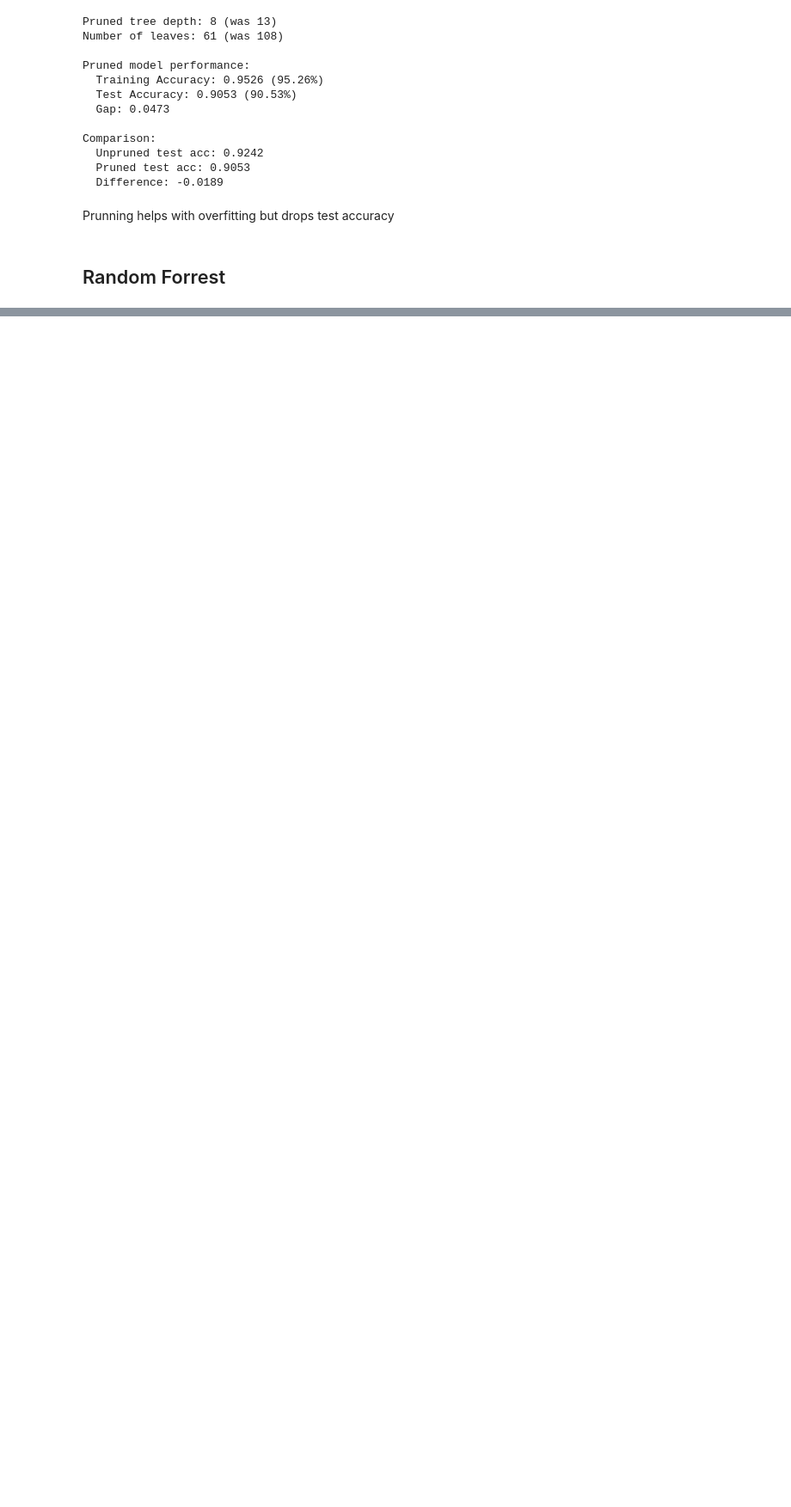
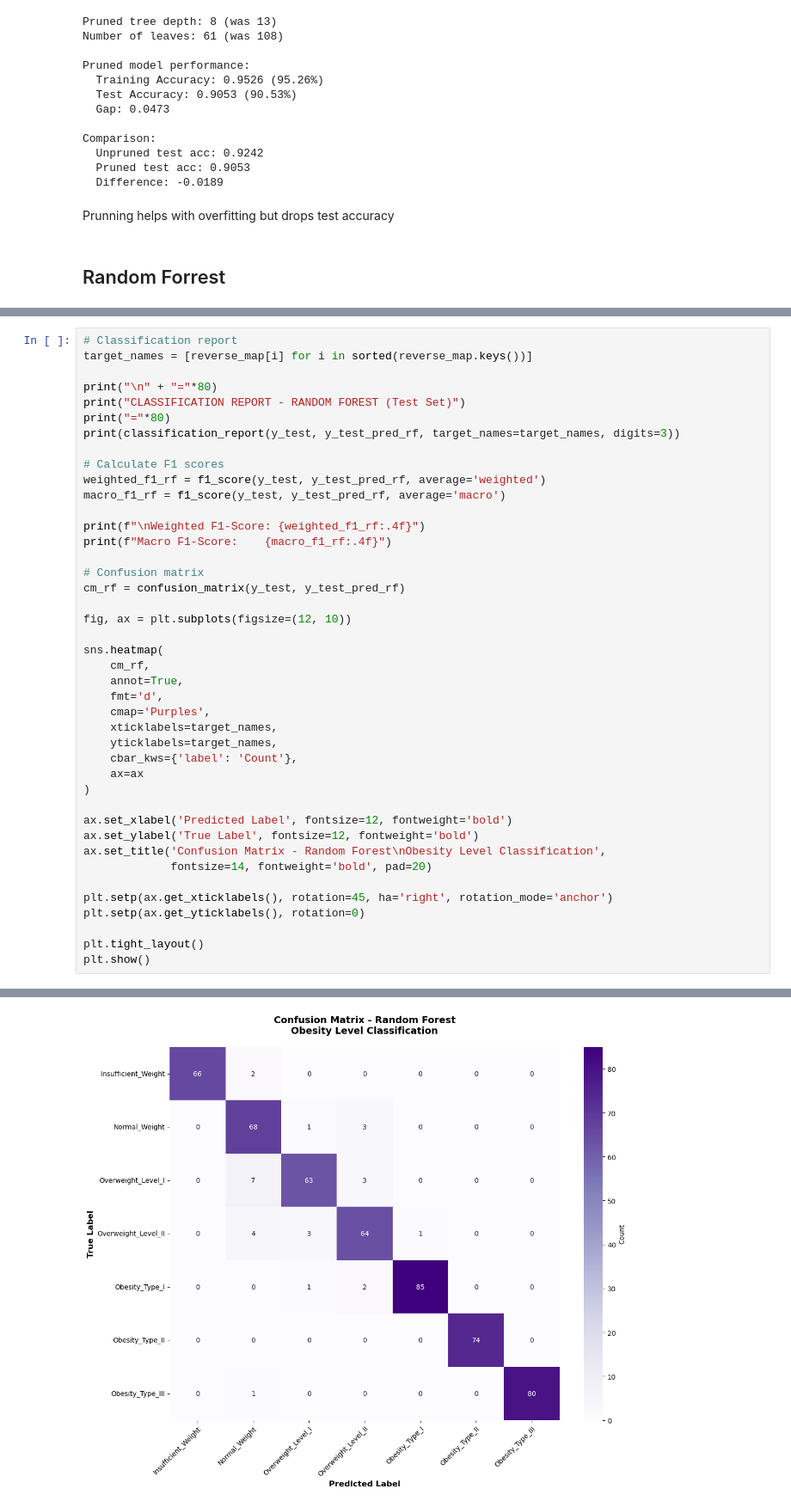
Before and after one commit to r-leeper/scu_obesity_assignment, a Jupyter notebook: cs818_assignment_supervised.ipynb, the cells around one changed output, grey strips where cells are left out. Shown at 86% size. Saved outputs shown, nothing was run; the diff lists cells and outputs as text; blank space fills up the shorter version.

Commit message:
Random forrest complete. Even better performance.

```diff
--- a/cs818_assignment_supervised.ipynb
+++ b/cs818_assignment_supervised.ipynb
@@ -494,0 +546,43 @@ Prunning helps with overfitting but drops test accuracy
+# %%
+# Classification report
+target_names = [reverse_map[i] for i in sorted(reverse_map.keys())]
+
+print("\n" + "="*80)
+print("CLASSIFICATION REPORT - RANDOM FOREST (Test Set)")
+print("="*80)
+print(classification_report(y_test, y_test_pred_rf, target_names=target_names, digits=3))
+
+# Calculate F1 scores
+weighted_f1_rf = f1_score(y_test, y_test_pred_rf, average='weighted')
+macro_f1_rf = f1_score(y_test, y_test_pred_rf, average='macro')
+
+print(f"\nWeighted F1-Score: {weighted_f1_rf:.4f}")
+print(f"Macro F1-Score:    {macro_f1_rf:.4f}")
+
+# Confusion matrix
+cm_rf = confusion_matrix(y_test, y_test_pred_rf)
+
+fig, ax = plt.subplots(figsize=(12, 10))
+
+sns.heatmap(
+    cm_rf,
+    annot=True,
+    fmt='d',
+    cmap='Purples',
+    xticklabels=target_names,
+    yticklabels=target_names,
+    cbar_kws={'label': 'Count'},
+    ax=ax
+)
+
+ax.set_xlabel('Predicted Label', fontsize=12, fontweight='bold')
+ax.set_ylabel('True Label', fontsize=12, fontweight='bold')
+ax.set_title('Confusion Matrix - Random Forest\nObesity Level Classification',
+             fontsize=14, fontweight='bold', pad=20)
+
+plt.setp(ax.get_xticklabels(), rotation=45, ha='right', rotation_mode='anchor')
+plt.setp(ax.get_yticklabels(), rotation=0)
+
+plt.tight_layout()
+plt.show()
+# %% [output]
@@ -494,0 +609 @@ Prunning helps with overfitting but drops test accuracy
+[figure, added]
```
Also changed, not shown: parts of 5 cells of this notebook.
